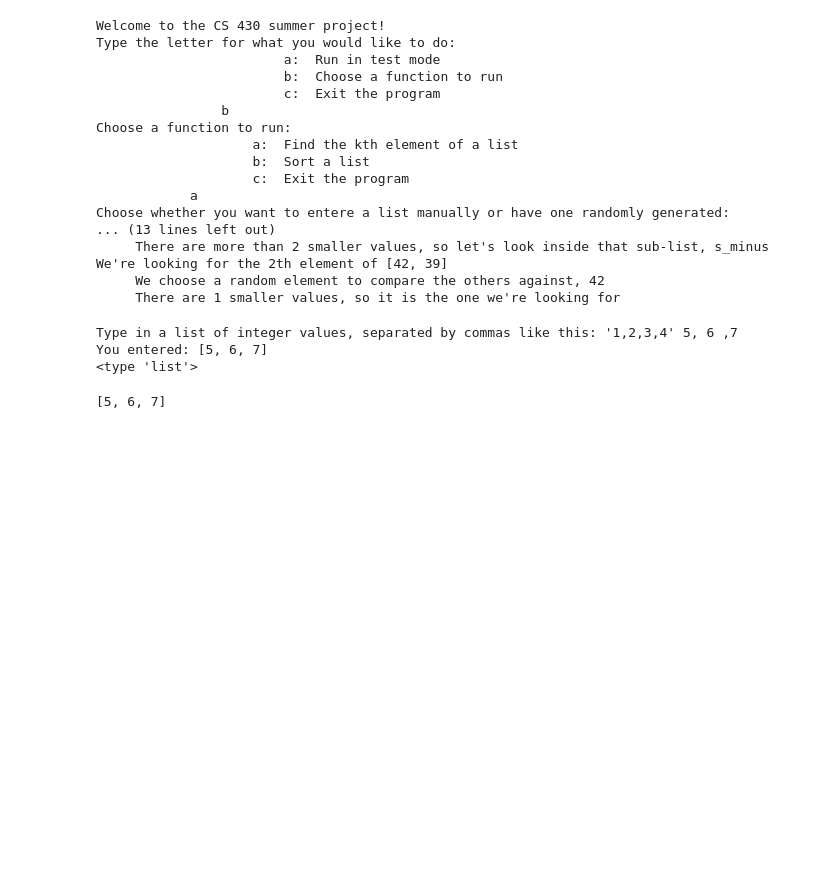
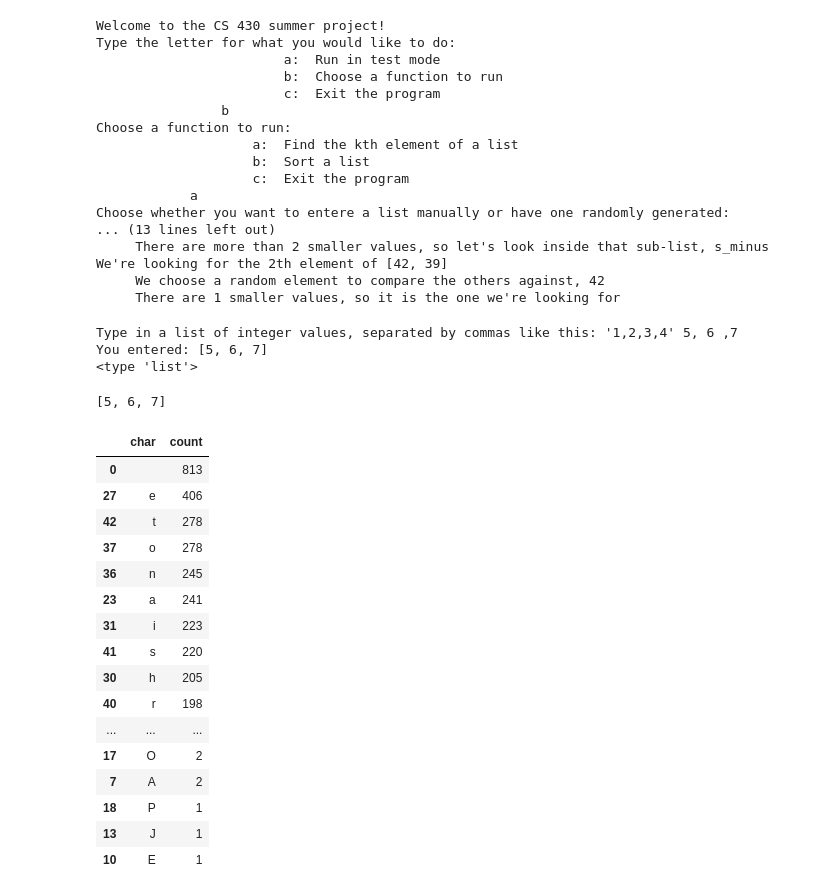
Before and after one commit to eleefoley/Huffman_Encoding_Decoding, a Jupyter notebook: notebooks/working_notes.ipynb, the cells around one changed output. Cells and saved outputs as stored; diff of their text form; code cells hidden in the pictures; blank space fills up the shorter version.

```diff
--- a/notebooks/working_notes.ipynb
+++ b/notebooks/working_notes.ipynb
@@ -443,3 +443,39 @@ Type in a list of integer values, separated by commas like this: '1,2,3,4' 5, 6
 You entered: [5, 6, 7]
 <type 'list'>
 [5, 6, 7]
+# %%
+import pandas as pd
+from pathlib import Path
+
+file_name = 'pride_and_prejudice_ch_1.txt'
+#folder_path = Path("./text/")
+file_to_open = Path("../algorithms_app/text/" + file_name)
+
+data = str()
+with open(str(file_to_open), 'r') as file:
+    data = file.read().replace('\n', '')
+# %%
+char_data = list(data)
+char_df = pd.DataFrame(char_data, columns = ['char'])
+
+char_df.head()
+grouped_df = char_df.groupby('char').size().reset_index(name='count').sort_values(by = ['count', 'char'], ascending = False)
+grouped_df
+# %% [output]
+|  | char | count |
+| 0 |  | 813 |
+| 27 | e | 406 |
+| 42 | t | 278 |
+| 37 | o | 278 |
+| 36 | n | 245 |
+| 23 | a | 241 |
+| 31 | i | 223 |
+| 41 | s | 220 |
+| 30 | h | 205 |
+| 40 | r | 198 |
+| ... | ... | ... |
+| 17 | O | 2 |
+| 7 | A | 2 |
+| 18 | P | 1 |
+| 13 | J | 1 |
+| 10 | E | 1 |
```
Also changed, not shown: parts of 16 cells of this notebook, 1 other file.
